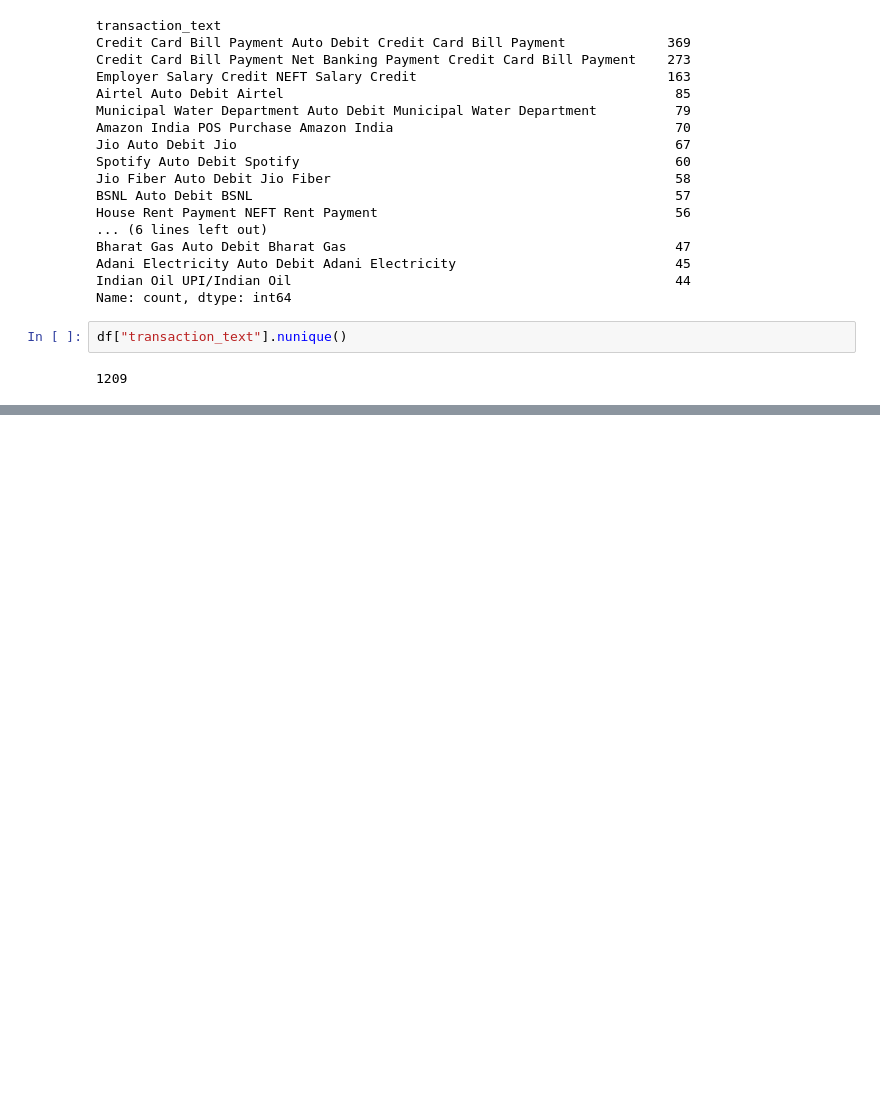
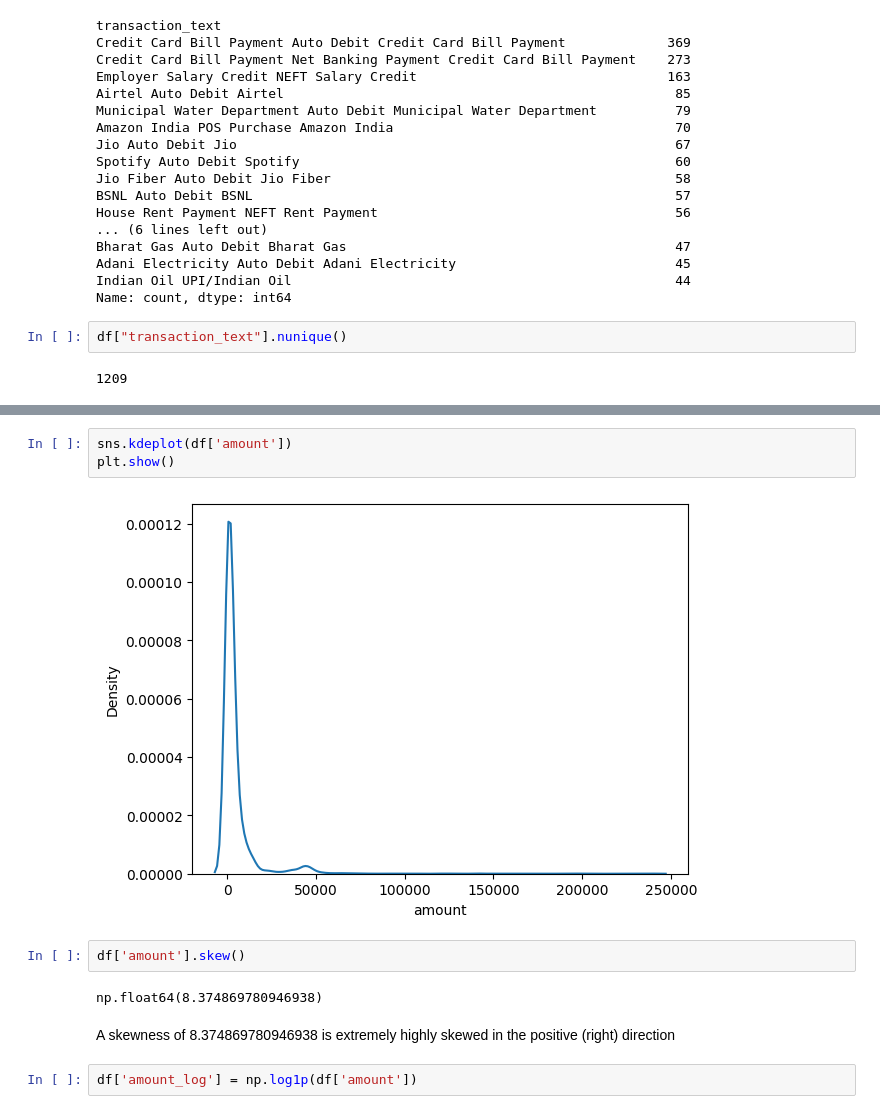
Before and after one commit to SatheMonika04/AI-Financial-Wellness-Coach, a Jupyter notebook: Feature_Engineering/feature_engineering_m.ipynb, the cells around one changed output, grey strips where cells are left out. Cells and saved outputs as stored; diff of their text form; blank space fills up the shorter version.

Commit message:
Engineer numerical features for transaction amounts

```diff
--- a/Feature_Engineering/feature_engineering_m.ipynb
+++ b/Feature_Engineering/feature_engineering_m.ipynb
@@ -548,0 +568,13 @@ df["transaction_text"].nunique()
+# %%
+sns.kdeplot(df['amount'])
+plt.show()
+# %% [output]
+[figure, added]
+# %%
+df['amount'].skew()
+# %% [output]
+np.float64(8.374869780946938)
+# %% [markdown]
+A skewness of 8.374869780946938 is extremely highly skewed in the positive (right) direction
+# %%
+df['amount_log'] = np.log1p(df['amount'])
```
Also changed, not shown: parts of 13 cells of this notebook, 1 other file.
